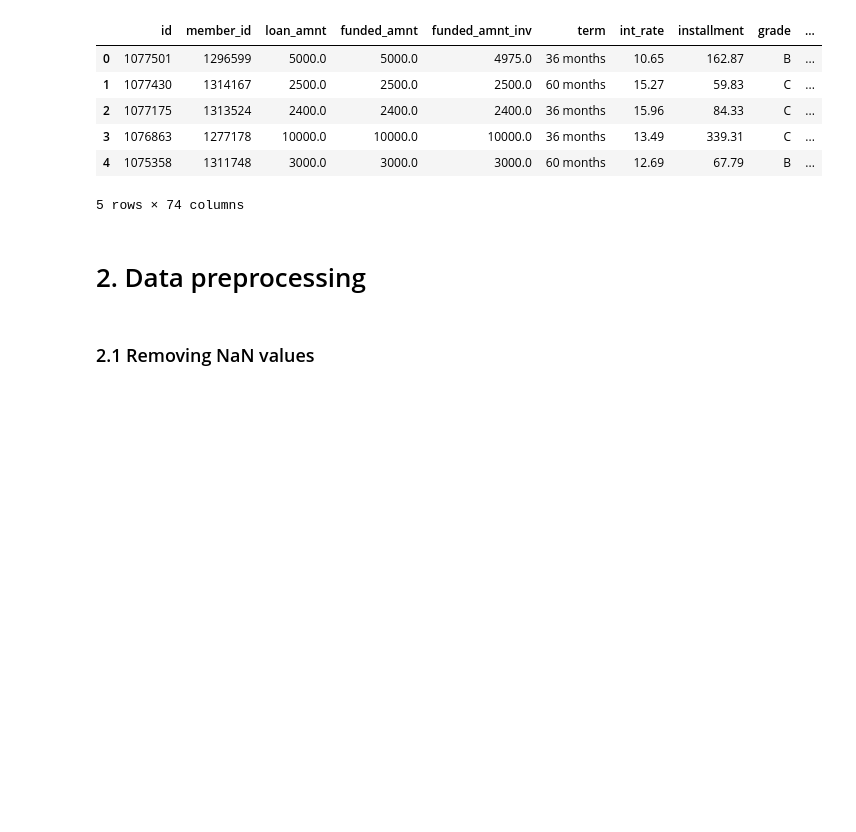
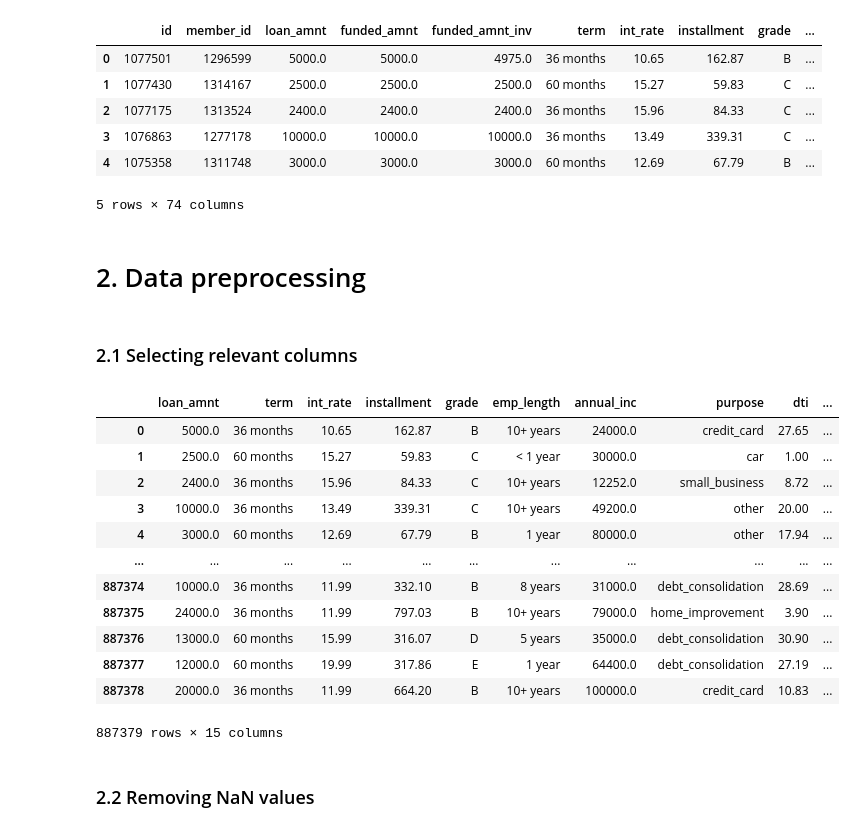
Before and after one commit to KamilShape/credit_risk_analysis, a Jupyter notebook: credit_risk_analysis.ipynb, the cells around one changed output. Saved outputs shown, nothing was run; the diff lists cells and outputs as text; code cells hidden in the pictures; blank space fills up the shorter version.

```diff
--- a/credit_risk_analysis.ipynb
+++ b/credit_risk_analysis.ipynb
@@ -70,5 +32,25 @@ loan.info()
 # %% [markdown]
 # 2. Data preprocessing
+# %% [markdown]
+### 2.1 Selecting relevant columns
+# %%
+loan2 = loan[['loan_amnt', 'term', 'int_rate', 'installment', 'grade', 'emp_length', 'annual_inc', 'purpose', 'dti', 'delinq_2yrs', 'application_type', 'annual_inc_joint', 'dti_joint', 'verification_status', 'loan_status']]
+# %%
+loan2
+# %% [output]
+|  | loan_amnt | term | int_rate | installment | grade | emp_length | annual_inc | purpose | dti | ... |
+| 0 | 5000.0 | 36 months | 10.65 | 162.87 | B | 10+ years | 24000.0 | credit_card | 27.65 | ... |
+| 1 | 2500.0 | 60 months | 15.27 | 59.83 | C | < 1 year | 30000.0 | car | 1.00 | ... |
+| 2 | 2400.0 | 36 months | 15.96 | 84.33 | C | 10+ years | 12252.0 | small_business | 8.72 | ... |
+| 3 | 10000.0 | 36 months | 13.49 | 339.31 | C | 10+ years | 49200.0 | other | 20.00 | ... |
+| 4 | 3000.0 | 60 months | 12.69 | 67.79 | B | 1 year | 80000.0 | other | 17.94 | ... |
+| ... | ... | ... | ... | ... | ... | ... | ... | ... | ... | ... |
+| 887374 | 10000.0 | 36 months | 11.99 | 332.10 | B | 8 years | 31000.0 | debt_consolidation | 28.69 | ... |
+| 887375 | 24000.0 | 36 months | 11.99 | 797.03 | B | 10+ years | 79000.0 | home_improvement | 3.90 | ... |
+| 887376 | 13000.0 | 60 months | 15.99 | 316.07 | D | 5 years | 35000.0 | debt_consolidation | 30.90 | ... |
+| 887377 | 12000.0 | 60 months | 19.99 | 317.86 | E | 1 year | 64400.0 | debt_consolidation | 27.19 | ... |
+| 887378 | 20000.0 | 36 months | 11.99 | 664.20 | B | 10+ years | 100000.0 | credit_card | 10.83 | ... |
+887379 rows × 15 columns
 # %% [markdown]
-### 2.1 Removing NaN values
+### 2.2 Removing NaN values
 # %%
```
Also changed, not shown: parts of 19 cells of this notebook.
